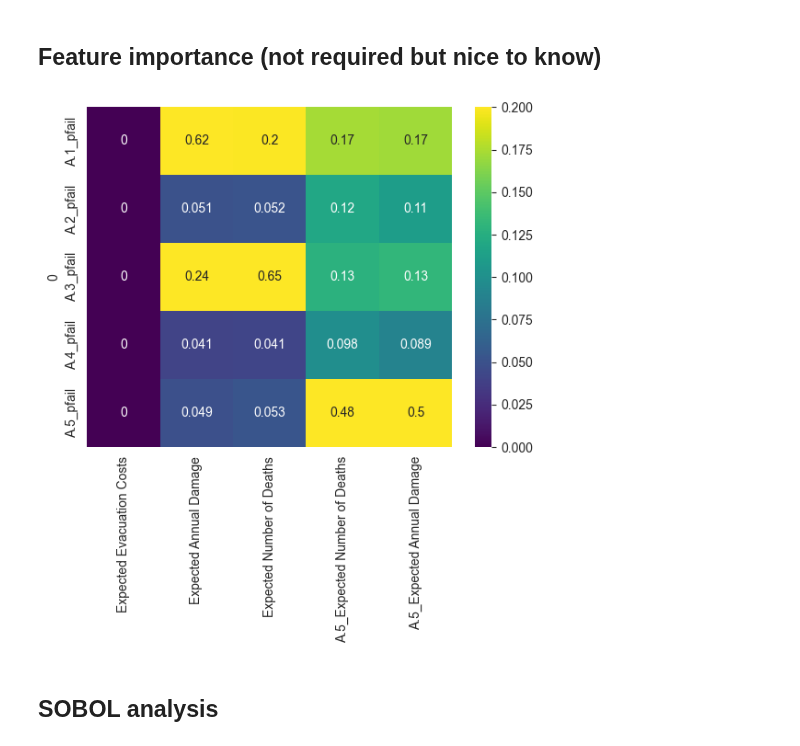
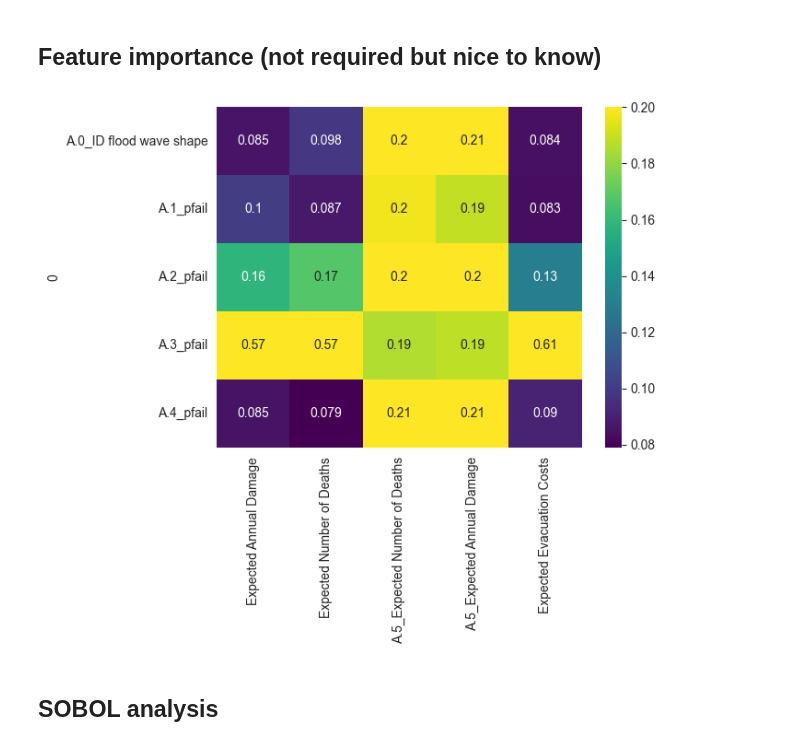
Before and after one commit to roesel1/EPA141A---MD, a Jupyter notebook: final assignment/Open_Exploration_Scen.ipynb, the cells around one changed output. Saved outputs shown, nothing was run; the diff lists cells and outputs as text; code cells hidden in the pictures.

```diff
--- a/final assignment/Open_Exploration_Scen.ipynb
+++ b/final assignment/Open_Exploration_Scen.ipynb
@@ -45,8 +45,8 @@ for key in dike_model.levers:
 
 policy0 = Policy("Policy 0", **pol0)
 # %%
-with SequentialEvaluator(dike_model) as evaluator:
-    results = evaluator.perform_experiments(scenarios=1000,policies=policy0,uncertainty_sampling=Samplers.LHS)
+with MultiprocessingEvaluator(dike_model) as evaluator:
+    results = evaluator.perform_experiments(scenarios=2000,policies=10,uncertainty_sampling=Samplers.LHS)
 
 experiments, outcomes = results
 # %% [markdown]
@@ -105,17 +167,17 @@ policy0 = Policy("Policy 0", **pol0)
 # %%
 dele = []
 for x in dike_model_1.uncertainties:
-    if x.name not in ["A.1_pfail","A.2_pfail","A.3_pfail","A.4_pfail","A.5_pfail"]:
+    if x.name not in ["A.1_pfail","A.2_pfail","A.3_pfail","A.4_pfail","A.5_pfail", "A.0_ID flood wave shape"]:
         dele.append(x.name)
 for i in dele:
     dike_model_1.uncertainties.__delitem__(i)
 
 
-dike_model_1.constants.extend(Constant("discount rate 0",1))
-dike_model_1.constants.extend(Constant("discount rate 1",1))
-dike_model_1.constants.extend(Constant("discount rate 2",1))
+dike_model_1.constants.extend(Constant("discount rate 0",2.5))
+dike_model_1.constants.extend(Constant("discount rate 1",2.5))
+dike_model_1.constants.extend(Constant("discount rate 2",2.5))
 
-dike_model_1.constants.extend(Constant('A.0_ID flood wave shape',1))
+# dike_model_1.constants.extend(Constant('A.0_ID flood wave shape',17))
 
 dike_model_1.constants.extend(Constant('A.1_Bmax',190))
 dike_model_1.constants.extend(Constant('A.1_Brate',1.5))
@@ -132,8 +194,8 @@ dike_model_1.constants.extend(Constant('A.4_Brate',1.5))
 dike_model_1.constants.extend(Constant('A.5_Bmax',190))
 dike_model_1.constants.extend(Constant('A.5_Brate',1.5))
 # %%
-with SequentialEvaluator(dike_model_1) as evaluator:
-    results = evaluator.perform_experiments(scenarios=100,policies=policy0,uncertainty_sampling=Samplers.SOBOL)
+with MultiprocessingEvaluator(dike_model_1) as evaluator:
+    results = evaluator.perform_experiments(scenarios=250,policies=10,uncertainty_sampling=Samplers.SOBOL)
 
 experiments, outcomes = results
 # %% [markdown]
@@ -152,16 +214,16 @@ outcomes["Expected Annual Damage"] = df["Expected Annual Damage"]
 # %% [markdown]
 ## Feature importance (not required but nice to know)
 # %%
-df_feature_importance_out = df[["Expected Evacuation Costs","Expected Annual Damage", "Expected Number of Deaths","A.5_Expected Number of Deaths","A.5_Expected Annual Damage"]]
+df_feature_importance_out = df[["Expected Annual Damage", "Expected Number of Deaths","A.5_Expected Number of Deaths","A.5_Expected Annual Damage","Expected Evacuation Costs"]]
 
 x = experiments_unc
 y = df_feature_importance_out
 
 fs = feature_scoring.get_feature_scores_all(x, y)
 sns.heatmap(fs, cmap="viridis", annot=True, vmax=0.2)
 plt.show()
 # %% [output]
-[figure, old version]
+[figure, new version]
 # %%
 df_feature_importance_out.to_csv('data\OpenScenRes.csv')
 # %% [markdown]
```
Also changed, not shown: parts of 26 cells of this notebook, 7 other files.
